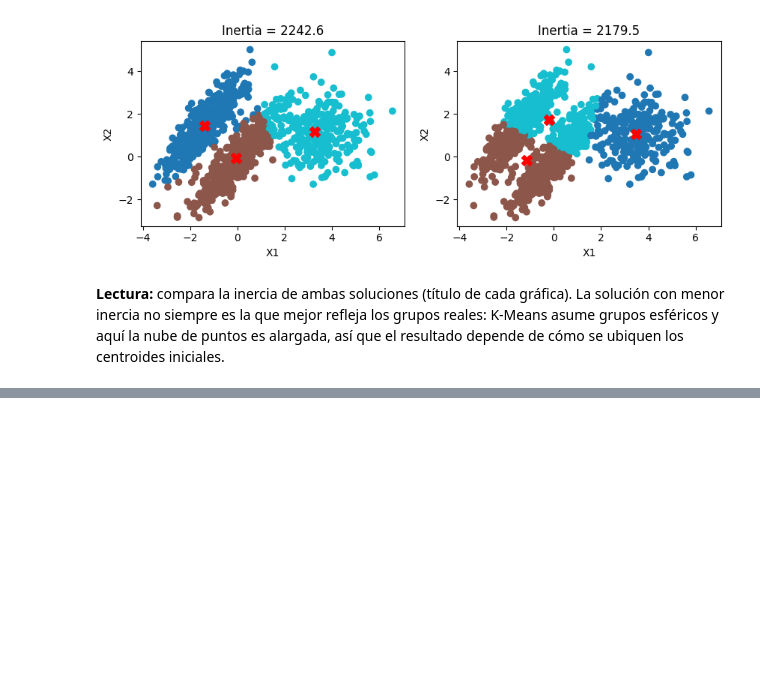
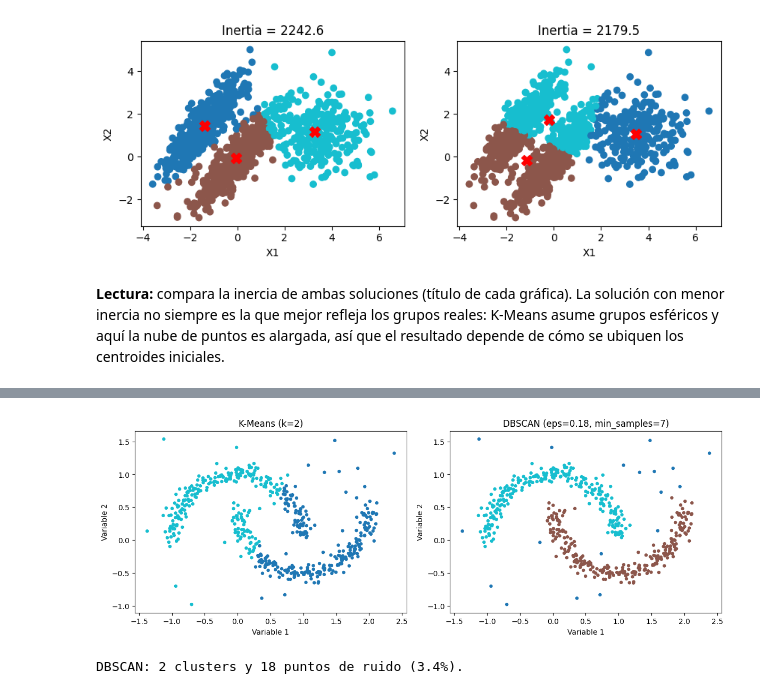
Before and after one commit to LDataLab/intro-ds-eco, a Jupyter notebook: notebooks/nb04_ml_nosupervisado.ipynb, the cells around one changed output, grey strips where cells are left out. Cells and saved outputs as stored; diff of their text form; code cells hidden in the pictures; blank space fills up the shorter version.

```diff
--- a/notebooks/nb04_ml_nosupervisado.ipynb
+++ b/notebooks/nb04_ml_nosupervisado.ipynb
@@ -226,0 +246,35 @@ plt.title(f"Inertia = {kmeans_bad.inertia_:.1f}");
+# %%
+from sklearn.datasets import make_moons
+from sklearn.cluster import DBSCAN, KMeans
+
+rng = np.random.default_rng(42)
+X_lunas, _ = make_moons(n_samples=500, noise=0.07, random_state=42)
+X_ruido = rng.uniform(low=[-1.5, -1.0], high=[2.5, 1.6], size=(35, 2))
+X_db = np.vstack([X_lunas, X_ruido])
+
+kmeans_lunas = KMeans(n_clusters=2, n_init=10, random_state=42)
+etiquetas_kmeans = kmeans_lunas.fit_predict(X_db)
+
+dbscan_lunas = DBSCAN(eps=0.18, min_samples=7)
+etiquetas_dbscan = dbscan_lunas.fit_predict(X_db)
+
+fig, axes = plt.subplots(1, 2, figsize=(12, 4.5))
+for ax, etiquetas, titulo in zip(
+    axes,
+    [etiquetas_kmeans, etiquetas_dbscan],
+    ['K-Means (k=2)', 'DBSCAN (eps=0.18, min_samples=7)']
+):
+    ax.scatter(X_db[:, 0], X_db[:, 1], c=etiquetas, cmap='tab10', s=13)
+    ax.set_title(titulo)
+    ax.set_xlabel('Variable 1')
+    ax.set_ylabel('Variable 2')
+    ax.set_aspect('equal', adjustable='box')
+plt.tight_layout()
+plt.show()
+
+n_clusters = len(set(etiquetas_dbscan) - {-1})
+n_ruido = np.sum(etiquetas_dbscan == -1)
+print(f'DBSCAN: {n_clusters} clusters y {n_ruido} puntos de ruido ({n_ruido / len(X_db):.1%}).')
+# %% [output]
+[figure, added]
+DBSCAN: 2 clusters y 18 puntos de ruido (3.4%).
```
Also changed, not shown: parts of 13 cells of this notebook, 1 other file.
